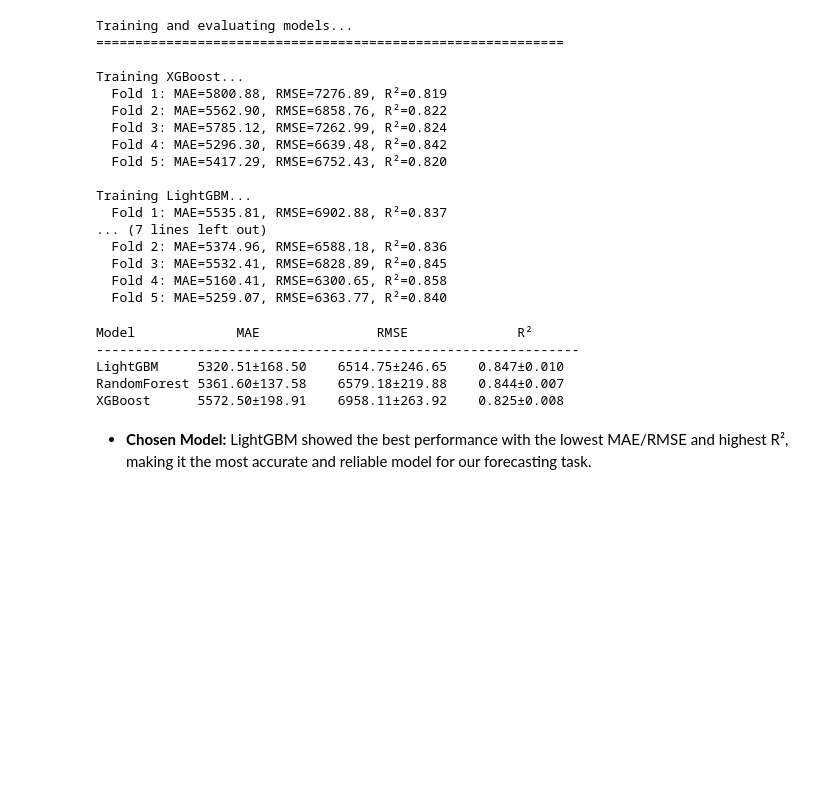
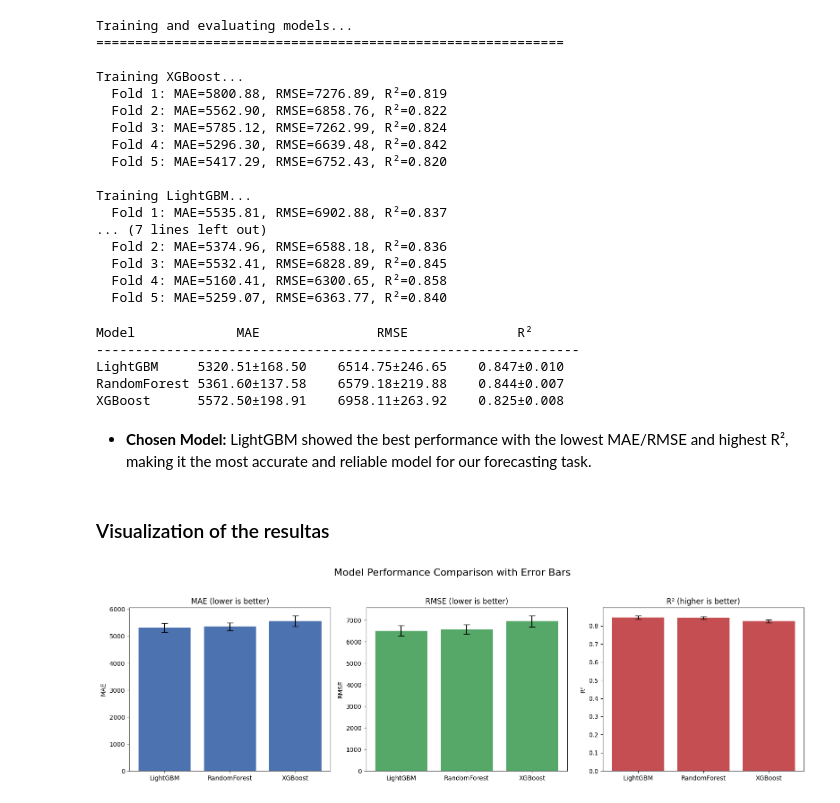
Before and after one commit to saraaaaa640/data-science-projects, a Jupyter notebook: atm-cash-demand-forecasting/atm-cash-demand-forecasting.ipynb, the cells around one changed output. Saved outputs shown, nothing was run; the diff lists cells and outputs as text; code cells hidden in the pictures; blank space fills up the shorter version.

```diff
--- a/atm-cash-demand-forecasting/atm-cash-demand-forecasting.ipynb
+++ b/atm-cash-demand-forecasting/atm-cash-demand-forecasting.ipynb
@@ -282,3 +250,43 @@ RandomForest 5361.60±137.58    6579.18±219.88    0.844±0.007
 XGBoost      5572.50±198.91    6958.11±263.92    0.825±0.008
 # %% [markdown]
 * **Chosen Model:** LightGBM showed the best performance with the lowest MAE/RMSE and highest R², making it the most accurate and reliable model for our forecasting task.
+# %% [markdown]
+### Visualization of the resultas
+# %%
+models = []
+mae_vals, mae_errs = [], []
+rmse_vals, rmse_errs = [], []
+r2_vals, r2_errs = [], []
+
+for name, metrics in sorted_results:
+    models.append(name)
+    mae_vals.append(metrics['MAE'])
+    mae_errs.append(metrics['MAE_std'])
+    rmse_vals.append(metrics['RMSE'])
+    rmse_errs.append(metrics['RMSE_std'])
+    r2_vals.append(metrics['R2'])
+    r2_errs.append(metrics['R2_std'])
+
+
+fig, axes = plt.subplots(1, 3, figsize=(16, 5))
+
+# MAE
+axes[0].bar(models, mae_vals, yerr=mae_errs, capsize=5, color="#4c72b0")
+axes[0].set_title("MAE (lower is better)")
+axes[0].set_ylabel("MAE")
+
+# RMSE
+axes[1].bar(models, rmse_vals, yerr=rmse_errs, capsize=5, color="#55a868")
+axes[1].set_title("RMSE (lower is better)")
+axes[1].set_ylabel("RMSE")
+
+# R²
+axes[2].bar(models, r2_vals, yerr=r2_errs, capsize=5, color="#c44e52")
+axes[2].set_title("R² (higher is better)")
+axes[2].set_ylabel("R²")
+
+plt.suptitle("Model Performance Comparison with Error Bars", fontsize=16)
+plt.tight_layout(rect=[0, 0, 1, 0.95])
+plt.show()
+# %% [output]
+[figure, added]
```
Also changed, not shown: parts of 7 cells of this notebook.
